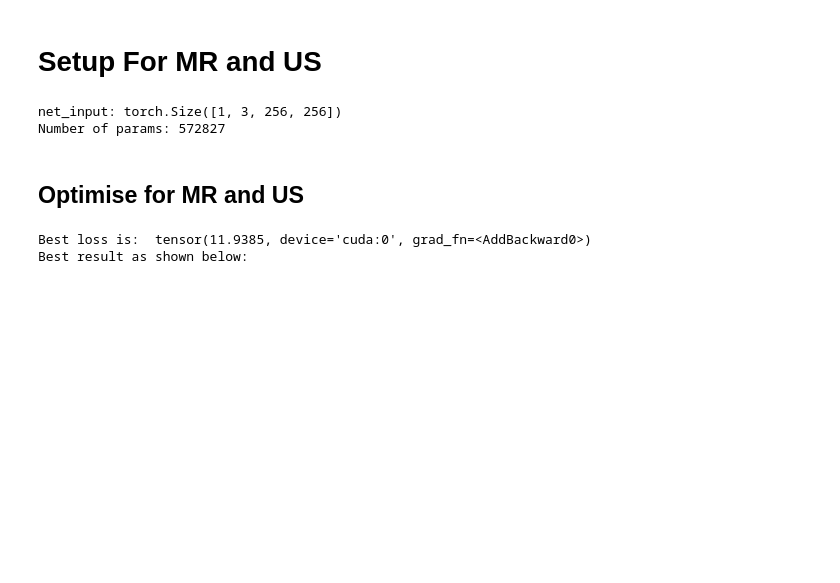
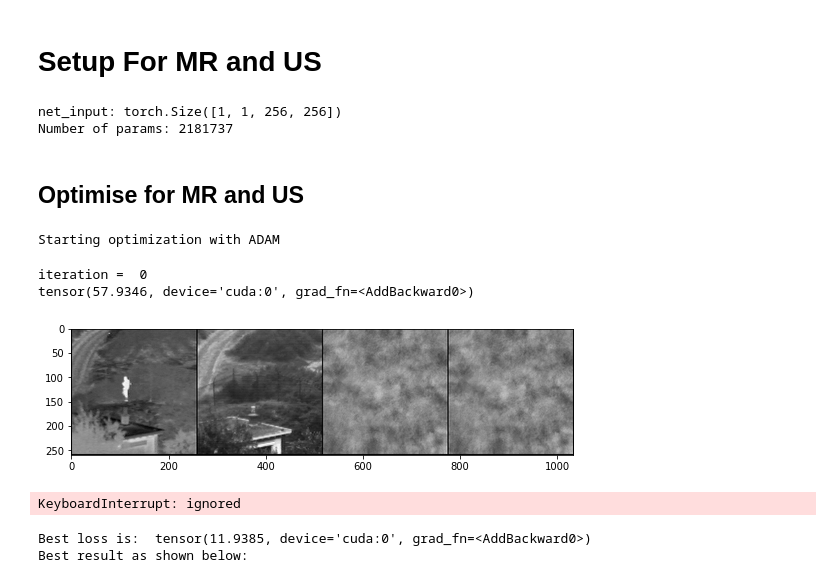
Before and after one commit to maxudong1993/deep-image-prior, a Jupyter notebook: sr_net_L2loss_noNorm_RGB.ipynb, the cells around one changed output. Cells and saved outputs as stored; diff of their text form; code cells hidden in the pictures; blank space fills up the shorter version.

```diff
--- a/sr_net_L2loss_noNorm_RGB.ipynb
+++ b/sr_net_L2loss_noNorm_RGB.ipynb
@@ -140,7 +139,7 @@ import skimage.restoration as rst
 import scipy
 us_noisy_pil = crop_image(get_image(fname_us, imsize)[0], d=1)
 us_noisy_np = pil_to_np(us_noisy_pil)
-print(us_noisy_np.shape)
+print('us_noisy_np.shape:',us_noisy_np.shape)
 
 mr_noisy_pil = crop_image(get_image(fname_mr, imsize)[0], d=1)
 mr_noisy_np = pil_to_np(mr_noisy_pil)
@@ -168,20 +167,20 @@ if us_noisy_np.shape[0] == 3:
     us_psf_torch_b = torch.FloatTensor(us_psf_b).expand(1,3,psf_size[0],psf_size[1])
     mr_psf_torch_b = torch.FloatTensor(mr_psf_b).expand(1,3,psf_size[0],psf_size[1])
 
-    us_psf_torch = torch.cat((us_psf_torch_r,us_psf_torch_g,us_psf_torch_b),0).to(device = 'cuda')
-    mr_psf_torch = torch.cat((mr_psf_torch_r,mr_psf_torch_g,mr_psf_torch_b),0).to(device = 'cuda')
-    print(us_psf_torch.shape)
+    us_psf_torch = torch.cat((us_psf_torch_r,us_psf_torch_g,us_psf_torch_b),0).type(dtype).to(device = 'cuda')
+    mr_psf_torch = torch.cat((mr_psf_torch_r,mr_psf_torch_g,mr_psf_torch_b),0).type(dtype).to(device = 'cuda')
+    print('us_psf_torch.shape:',us_psf_torch.shape)
 else:
     us_H, us_psf = estimatePSF(us_noisy_np[0], psf_size)
     mr_H, mr_psf = estimatePSF(mr_noisy_np[0], psf_size)
     us_psf = us_psf/np.sum(us_psf)
     mr_psf = mr_psf/np.sum(mr_psf)
-    print(us_psf.dtype)
 
     us_psf_np = us_psf[None,:] #numpy is [1,*,*] rather than [*,*]
     mr_psf_np = mr_psf[None,:]
     us_psf_torch = np_to_torch(us_psf_np).type(dtype).to(device = 'cuda')
     mr_psf_torch = np_to_torch(mr_psf_np).type(dtype).to(device = 'cuda')
+    print('us_psf_torch.shape:',us_psf_torch.shape)
 
 #torch convolution
 # a = torch.nn.functional.conv2d(us_noisy_torch,us_psf_torch,padding = 2)
@@ -310,12 +310,12 @@ exp_weight=0.99
 
 
 num_iter = 2000
-input_depth = us_np.shape[0]
+input_depth = 1
 figsize = 5
 
 NET_TYPE = 'skip' # UNet, ResNet
 
-if input_depth == 3:
+if us_np.shape[0] == 3:
     net = get_net(input_depth, 'skip', pad,
                   n_channels=3,
                   skip_n33d=128,
@@ -353,8 +353,8 @@ mse = torch.nn.MSELoss().type(dtype)
 us_noisy_torch = np_to_torch(us_noisy_np).type(dtype)
 mr_noisy_torch = np_to_torch(mr_noisy_np).type(dtype)
 # %% [output]
-net_input: torch.Size([1, 3, 256, 256])
-Number of params: 572827
+net_input: torch.Size([1, 1, 256, 256])
+Number of params: 2181737
 # %% [markdown]
 ## Optimise for MR and US
 # %%
@@ -381,8 +381,6 @@ def closure():
     #     net_input = net_input_saved + (noise.normal_() * reg_noise_std)
 
     out = net(net_input)
-    print(out.shape)
-    os._exit(0)
 
     # Smoothing
     if out_avg is None:
@@ -397,8 +395,8 @@ def closure():
 
     #weighting of US and MR  mean square error
     # total_loss = us_para * mse(us_sg_torch * torch.nn.functional.conv2d(out,us_psf_torch,padding = 2), us_noisy_torch) + (1 - us_para) * mse(mr_sg_torch * torch.nn.functional.conv2d(out,mr_psf_torch,padding = 2), mr_noisy_torch)
-    mytest = torch.nn.functional.conv2d(out,us_psf_torch,padding = 2)
-    print('mytest:',mytest.shape)
+    # mytest = torch.nn.functional.conv2d(out,us_psf_torch,padding = 2)
+    # print('mytest:',mytest.shape)
 
     total_loss = torch.norm((us_sg_torch * torch.nn.functional.conv2d(out,us_psf_torch,padding = 2) - us_noisy_torch),p=2) + torch.norm((mr_sg_torch * torch.nn.functional.conv2d(out,mr_psf_torch,padding = 2) - mr_noisy_torch),p=2)
     # print('loss:',total_loss)
@@ -424,33 +422,39 @@ def closure():
     if  PLOT and i % show_every == 0:
         out_np = torch_to_np(out)
         # plot_image_grid([us_np,mr_np,torch_to_np(out)], factor=figsize, nrow=4)
         # plot_image_grid([np.clip(us_np,0,1),np.clip(mr_np,0,1),np.clip(torch_to_np(out_avg), 0, 1)], factor=figsize, nrow=4)
         print("iteration = ",i)
         print(total_loss)
         plot_image_grid([np.clip(us_np,0,1),np.clip(mr_np,0,1),np.clip(out_np, 0, 1),
                          np.clip(torch_to_np(out_avg), 0, 1)], factor=figsize, nrow=4)
 
 
 
     # Backtracking
     if i % show_every:
         if psrn_noisy - psrn_noisy_last < -5:
             print('Falling back to previous checkpoint.')
 
             for new_param, net_param in zip(last_net, net.parameters()):
                 net_param.data.copy_(new_param.cuda())
 
             return total_loss*0
         else:
             last_net = [x.detach().cpu() for x in net.parameters()]
             psrn_noisy_last = psrn_noisy
 
     i += 1
 
     return total_loss
 
 p = get_params(OPT_OVER, net, net_input)
 optimize(OPTIMIZER, p, closure, LR, num_iter)
+# %% [output]
+Starting optimization with ADAM
+iteration =  0
+tensor(57.9346, device='cuda:0', grad_fn=<AddBackward0>)
+[figure, added]
+KeyboardInterrupt: ignored
 # %%
 print("Best loss is: ",best_loss)
 print("Best result as shown below:")
```
Also changed, not shown: parts of 7 cells of this notebook.
